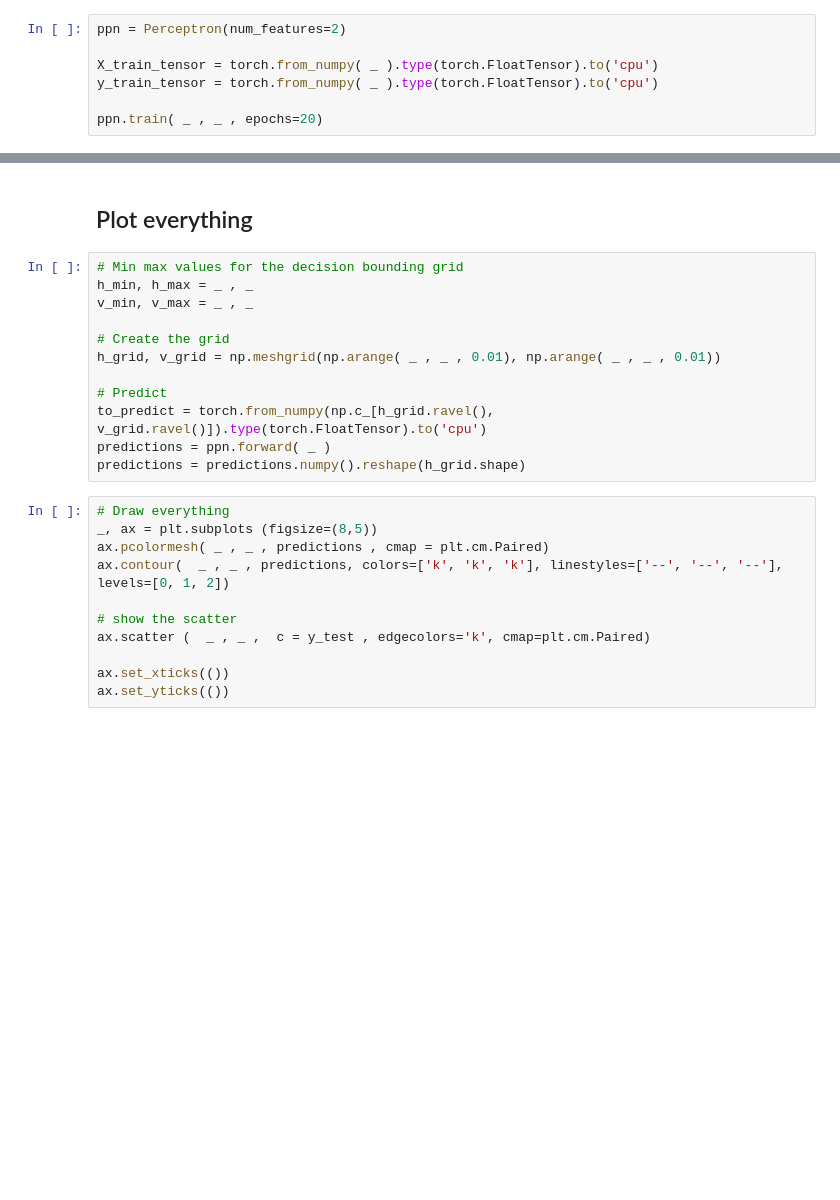
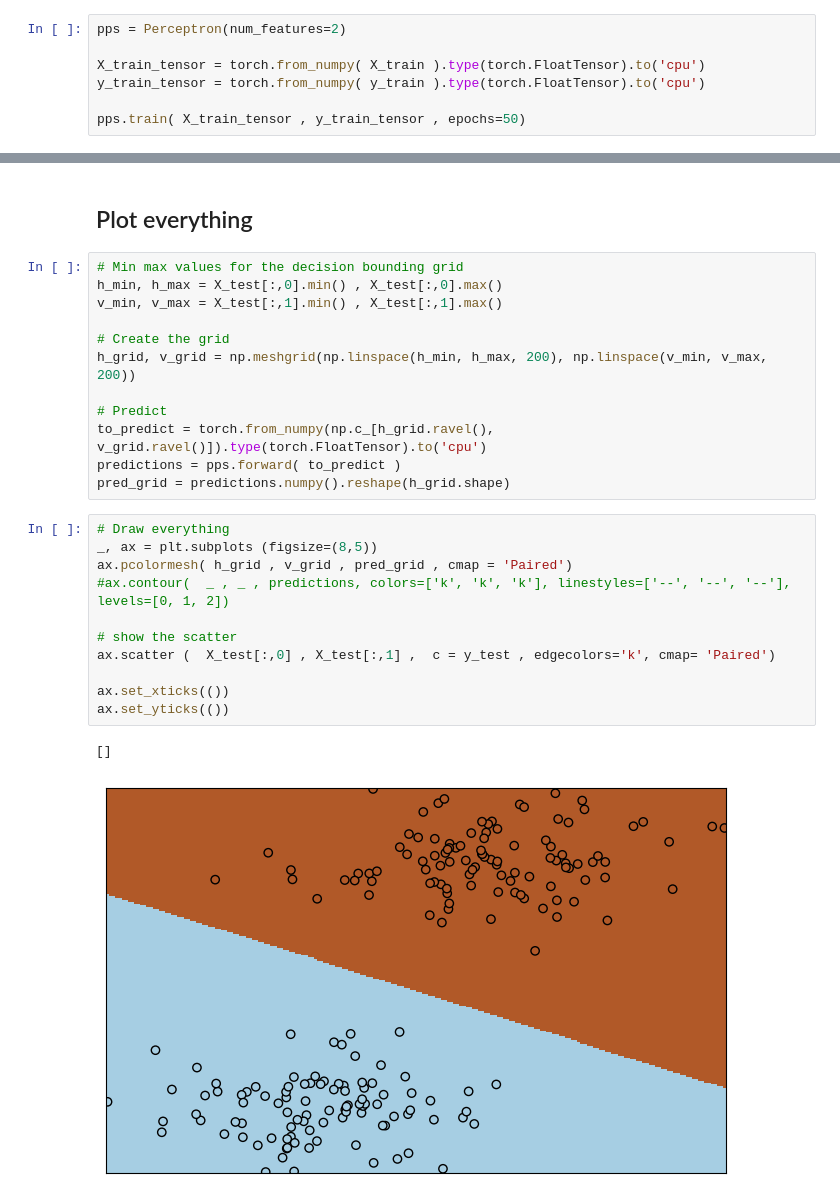
Before and after one commit to Freakscode/machine_learning, a Jupyter notebook: Sem_09/simple_perceptron.ipynb, the cells around one changed output, grey strips where cells are left out. Saved outputs shown, nothing was run; the diff lists cells and outputs as text; blank space fills up the shorter version.

```diff
--- a/Sem_09/simple_perceptron.ipynb
+++ b/Sem_09/simple_perceptron.ipynb
@@ -51,11 +61,11 @@ class Perceptron():
         accuracy = torch.sum(predictions == y).float() / y.size()[0]
         return accuracy
 # %%
-ppn = Perceptron(num_features=2)
+pps = Perceptron(num_features=2)
 
-X_train_tensor = torch.from_numpy( _ ).type(torch.FloatTensor).to('cpu')
-y_train_tensor = torch.from_numpy( _ ).type(torch.FloatTensor).to('cpu')
+X_train_tensor = torch.from_numpy( X_train ).type(torch.FloatTensor).to('cpu')
+y_train_tensor = torch.from_numpy( y_train ).type(torch.FloatTensor).to('cpu')
 
-ppn.train( _ , _ , epochs=20)
+pps.train( X_train_tensor , y_train_tensor , epochs=50)
 # %%
 print('Model parameters:')
@@ -71,24 +88,27 @@ print('Test set accuracy: %.2f%%' % (test_acc*100))
 ## Plot everything
 # %%
 # Min max values for the decision bounding grid
-h_min, h_max = _ , _
-v_min, v_max = _ , _
+h_min, h_max = X_test[:,0].min() , X_test[:,0].max()
+v_min, v_max = X_test[:,1].min() , X_test[:,1].max()
 
 # Create the grid
-h_grid, v_grid = np.meshgrid(np.arange( _ , _ , 0.01), np.arange( _ , _ , 0.01))
+h_grid, v_grid = np.meshgrid(np.linspace(h_min, h_max, 200), np.linspace(v_min, v_max, 200))
 
 # Predict
 to_predict = torch.from_numpy(np.c_[h_grid.ravel(), v_grid.ravel()]).type(torch.FloatTensor).to('cpu')
-predictions = ppn.forward( _ )
-predictions = predictions.numpy().reshape(h_grid.shape)
+predictions = pps.forward( to_predict )
+pred_grid = predictions.numpy().reshape(h_grid.shape)
 # %%
 # Draw everything
 _, ax = plt.subplots (figsize=(8,5))
-ax.pcolormesh( _ , _ , predictions , cmap = plt.cm.Paired)
-ax.contour(  _ , _ , predictions, colors=['k', 'k', 'k'], linestyles=['--', '--', '--'], levels=[0, 1, 2])
+ax.pcolormesh( h_grid , v_grid , pred_grid , cmap = 'Paired')
+#ax.contour(  _ , _ , predictions, colors=['k', 'k', 'k'], linestyles=['--', '--', '--'], levels=[0, 1, 2])
 
 # show the scatter
-ax.scatter (  _ , _ ,  c = y_test , edgecolors='k', cmap=plt.cm.Paired)
+ax.scatter (  X_test[:,0] , X_test[:,1] ,  c = y_test , edgecolors='k', cmap= 'Paired')
 
 ax.set_xticks(())
 ax.set_yticks(())
+# %% [output]
+[]
+[figure, added]
```
Also changed, not shown: parts of 4 cells of this notebook.
